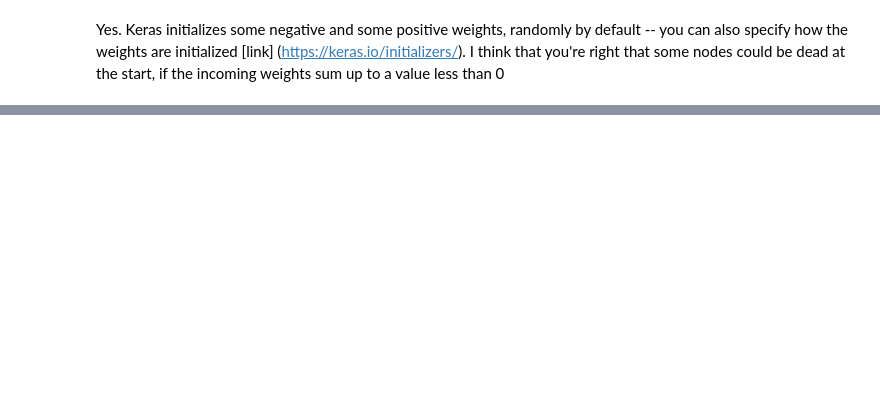
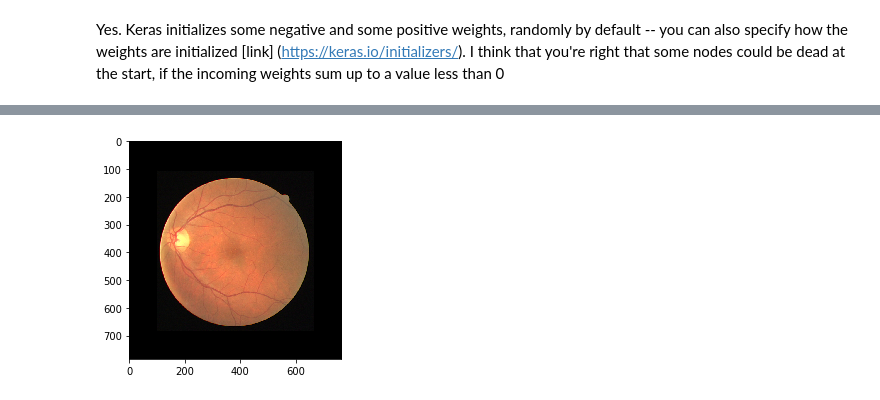
Before and after one commit to callinSwitzer/GarbageCollector, a Jupyter notebook: StackOverflowQuestions.ipynb, the cells around one changed output, grey strips where cells are left out. Cells and saved outputs as stored; diff of their text form; code cells hidden in the pictures; blank space fills up the shorter version.

```diff
--- a/StackOverflowQuestions.ipynb
+++ b/StackOverflowQuestions.ipynb
@@ -899,0 +816,3 @@ True
+# %%
+x, y = np.where(np.logical_xor(dilated, eroded) == 1)
+plt.plot(x, y, "o")
@@ -899,0 +885,50 @@ True
+# %%
+# try with color
+# get original image
+import urllib
+import matplotlib.pyplot as plt
+import numpy as np
+from skimage.morphology import  binary_dilation, binary_erosion
+from skimage.morphology import disk
+from skimage.color import rgb2gray
+
+# create a file-like object from the url
+f = urllib.request.urlopen("https://i.stack.imgur.com/JXxJM.png")
+
+# read the image file in a numpy array
+a = plt.imread(f)
+# %%
+# convert to greyscale and add padding 0's
+
+a = np.pad(a, ((100,100), (100,100), (0,0)), mode = "constant")
+
+plt.imshow(a)
+for channel in range(3):
+    one_channel = a[:, :, channel]
+    global_thresh = 0.2
+    binary_global = one_channel > global_thresh
+
+    # erode by 5 px to get rid of edge effects
+    eroded = binary_erosion(binary_global, disk(5))
+    binary_global = eroded
+
+    # turn everything less than the threshold to 0
+    one_channel = one_channel * binary_global
+
+    num_px_to_expand = 50
+
+    for jj in range(num_px_to_expand):
+
+        # get ring of pixels to update
+        px_to_update = np.logical_xor(binary_dilation(binary_global, disk(1)), binary_global)
+
+        # update those pixels with the average of their neighborhood
+        x, y = np.where(px_to_update == 1)
+        for ii in zip(x,y):
+            a[ii[0], ii[1], channel] = (np.sum(one_channel[(ii[0]-1):(ii[0] + 2), (ii[1]-1):(ii[1] + 2)]*
+                                                                         binary_global[(ii[0]-1):(ii[0] + 2), (ii[1]-1):(ii[1] + 2)]) /
+                                                                   np.sum(binary_global[(ii[0]-1):(ii[0] + 2), (ii[1]-1):(ii[1] + 2)]))
+        # increase binary_global by 1 px dilation"
+        binary_global = binary_dilation(binary_global, disk(1))
+# %% [output]
+[figure, added]
```
Also changed, not shown: parts of 57 cells of this notebook, 1 other file.
